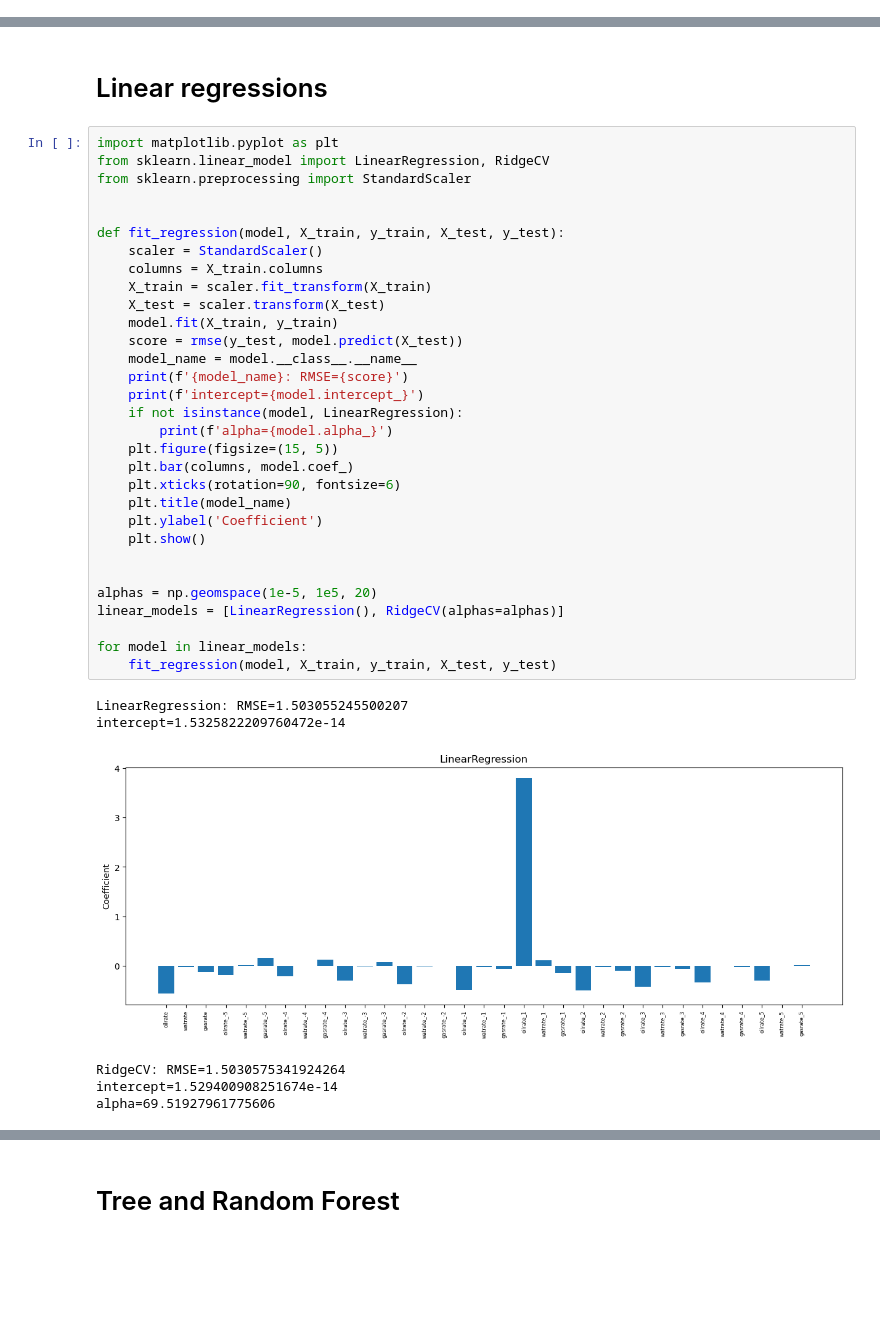
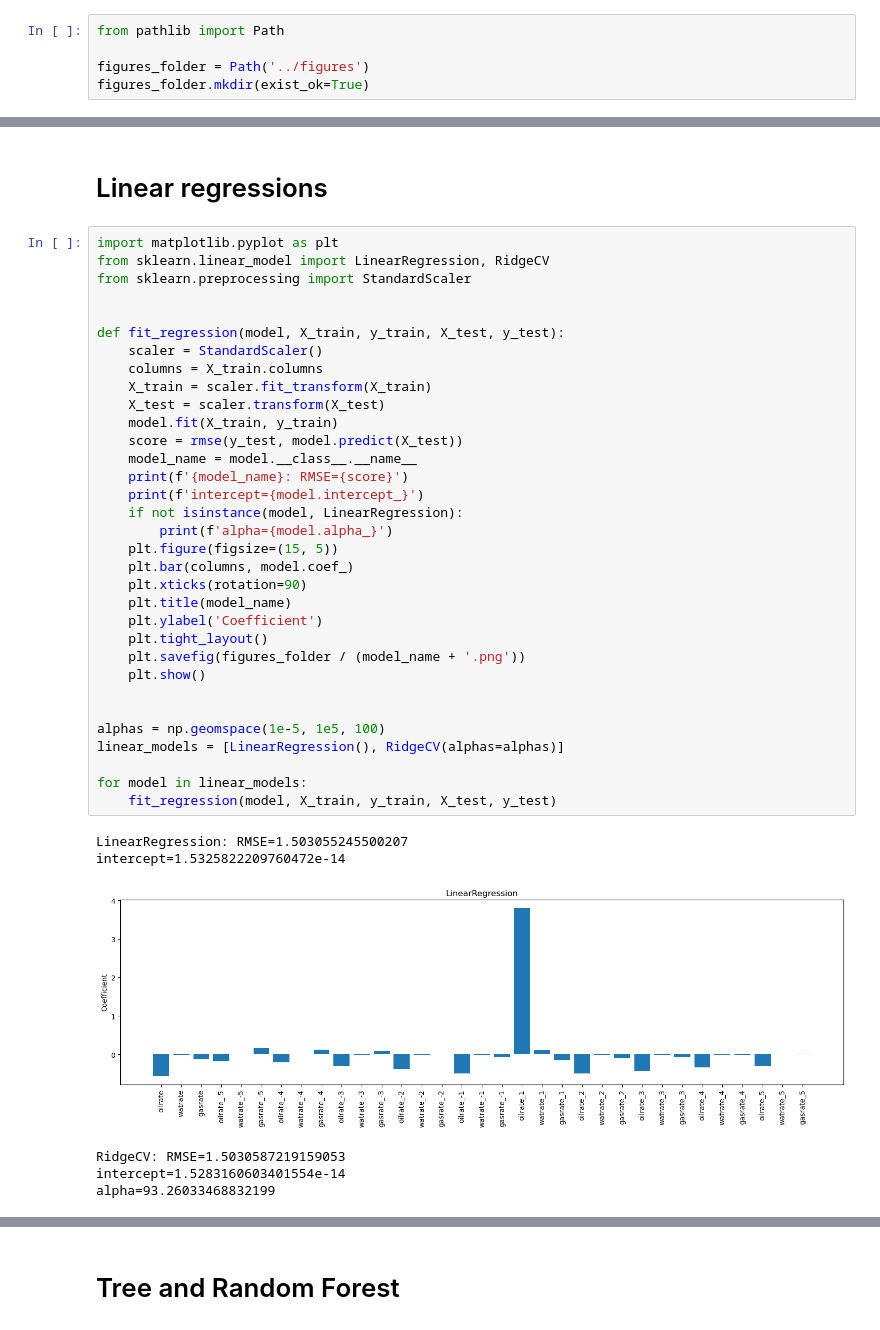
Before and after one commit to Maksim787/graph-oil, a Jupyter notebook: ML/baseline_models_mean_diff_prediction.ipynb, the cells around one changed output, grey strips where cells are left out. Saved outputs shown, nothing was run; the diff lists cells and outputs as text; blank space fills up the shorter version.

Commit message:
Save plots

```diff
--- a/ML/baseline_models_mean_diff_prediction.ipynb
+++ b/ML/baseline_models_mean_diff_prediction.ipynb
@@ -21,6 +21,11 @@ print(np.isnan(f).sum() / np.prod(f.shape) * 100, '% NaNs')
 (429, 10, 114, 3)
 (429, 10, 114)
 15.263157894736842 % NaNs
+# %%
+from pathlib import Path
+
+figures_folder = Path('../figures')
+figures_folder.mkdir(exist_ok=True)
 # %% [markdown]
 # Construct DataFrame for baseline methods
 # %%
@@ -87,36 +92,38 @@ import matplotlib.pyplot as plt
 from sklearn.linear_model import LinearRegression, RidgeCV
 from sklearn.preprocessing import StandardScaler
 
 
 def fit_regression(model, X_train, y_train, X_test, y_test):
     scaler = StandardScaler()
     columns = X_train.columns
     X_train = scaler.fit_transform(X_train)
     X_test = scaler.transform(X_test)
     model.fit(X_train, y_train)
     score = rmse(y_test, model.predict(X_test))
     model_name = model.__class__.__name__
     print(f'{model_name}: RMSE={score}')
     print(f'intercept={model.intercept_}')
     if not isinstance(model, LinearRegression):
         print(f'alpha={model.alpha_}')
     plt.figure(figsize=(15, 5))
     plt.bar(columns, model.coef_)
-    plt.xticks(rotation=90, fontsize=6)
+    plt.xticks(rotation=90)
     plt.title(model_name)
     plt.ylabel('Coefficient')
+    plt.tight_layout()
+    plt.savefig(figures_folder / (model_name + '.png'))
     plt.show()
 
 
-alphas = np.geomspace(1e-5, 1e5, 20)
+alphas = np.geomspace(1e-5, 1e5, 100)
 linear_models = [LinearRegression(), RidgeCV(alphas=alphas)]
 
 for model in linear_models:
     fit_regression(model, X_train, y_train, X_test, y_test)
 # %% [output]
 LinearRegression: RMSE=1.503055245500207
 intercept=1.5325822209760472e-14
-[figure, old version]
+[figure, new version]
-RidgeCV: RMSE=1.5030575341924264
-intercept=1.529400908251674e-14
-alpha=69.51927961775606
+RidgeCV: RMSE=1.5030587219159053
+intercept=1.5283160603401554e-14
+alpha=93.26033468832199
```
Also changed, not shown: parts of 4 cells of this notebook, 3 other files.
